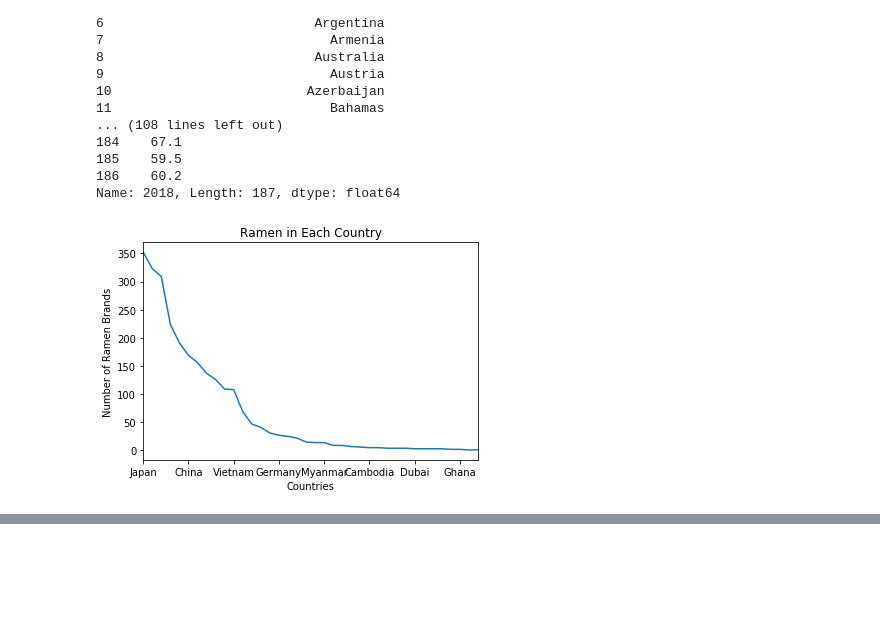
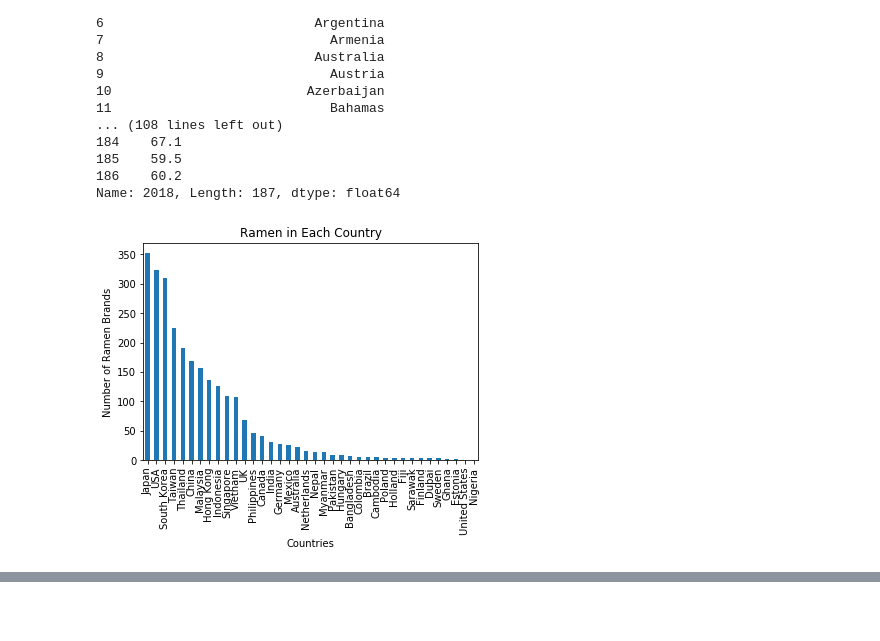
Before and after one commit to monawade0507/CSCI403-Project9, a Jupyter notebook: Project 9 - CSCI 403.ipynb, the cells around one changed output, grey strips where cells are left out. Saved outputs shown, nothing was run; the diff lists cells and outputs as text; code cells hidden in the pictures; blank space fills up the shorter version.

Commit message:
Added what cool things to do with the data and changed chart into bar chart

```diff
--- a/Project 9 - CSCI 403.ipynb
+++ b/Project 9 - CSCI 403.ipynb
@@ -12,5 +12,8 @@ happyFile = 'world-happiness-report-2019.csv'
 happy = pd.read_csv(happyFile)
 
 #Print only the first 20 in the table
-ramen.head(20)
+ramen.head(10)
+
+#Remove the unrated ramen from dataset
+ramen = ramen[ramen.Stars != 'Unrated']
 # %% [output]
@@ -82,18 +69,14 @@ Name: 2018, Length: 187, dtype: float64
 # %%
 #Countries
 ramencountries = ramen.iloc[:, 4]
 
-
-
-#Count number of different ramens per country
-# size = ramen.groupby('Country').size()
-# size
+#USE BAR CHART
 
 plt.xlabel('Countries')
 plt.ylabel('Number of Ramen Brands')
 plt.title('Ramen in Each Country')
-ramen['Country'].value_counts().plot()
+ramen['Country'].value_counts().plot.bar()
 plt.show()
 # %% [output]
-[figure, old version]
+[figure, new version]
 # %%
```
Also changed, not shown: parts of 6 cells of this notebook.
